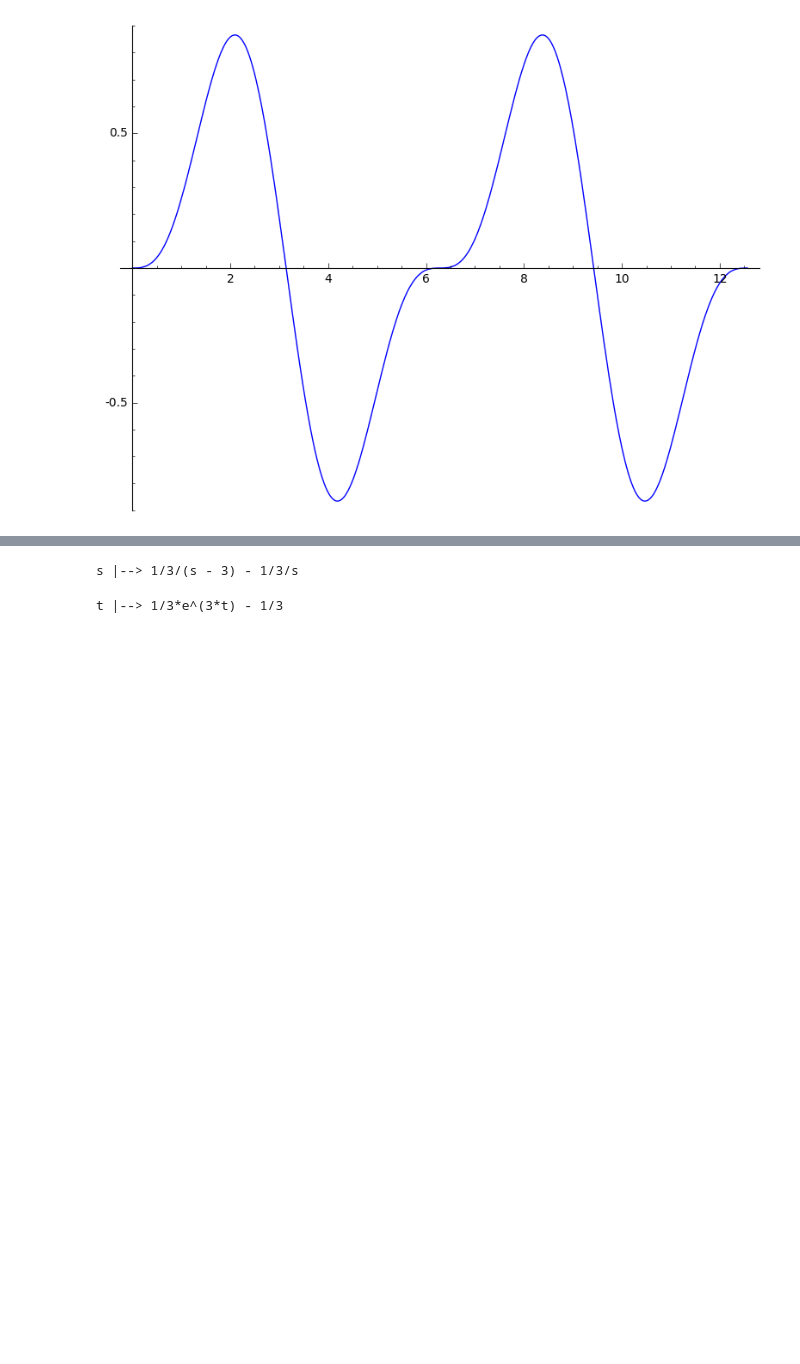
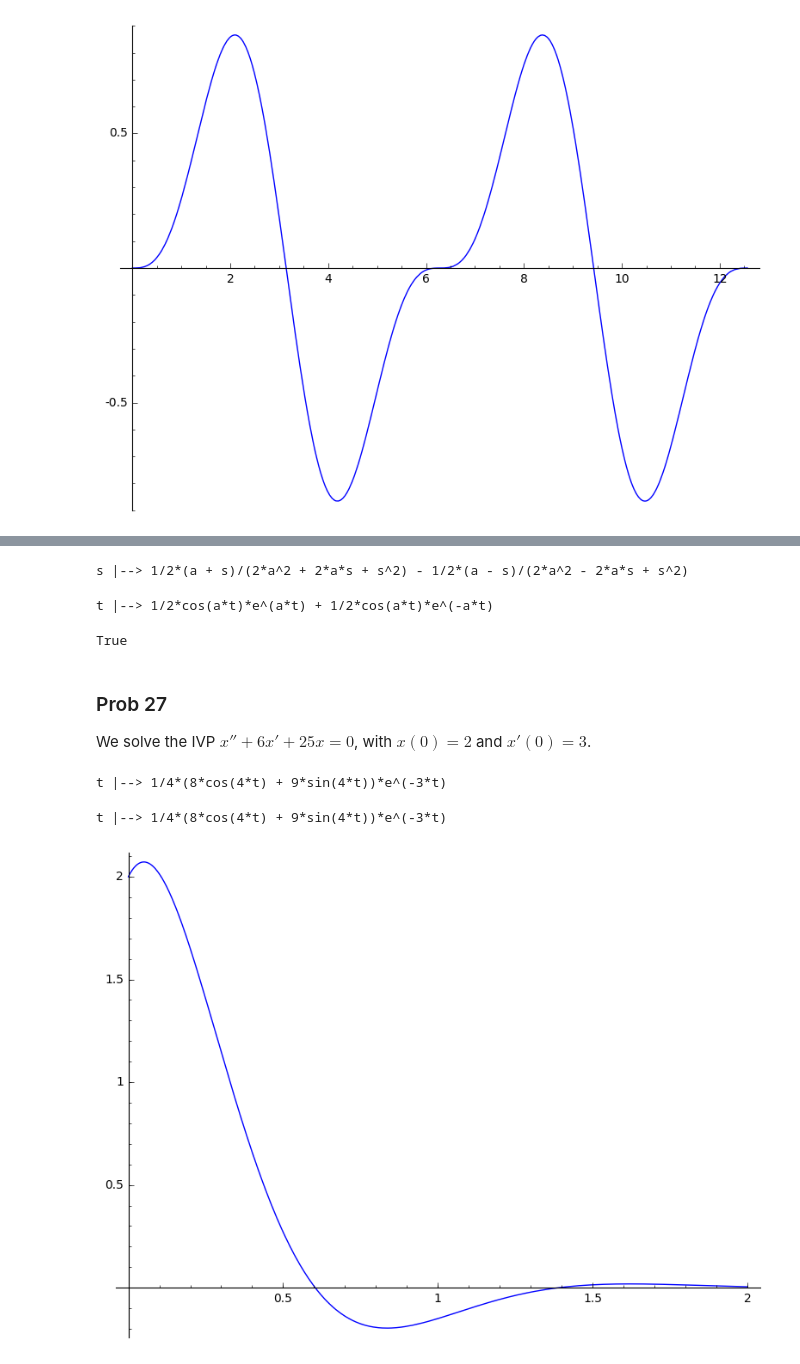
Before and after one commit to coltongrainger/fy18eo, a Jupyter notebook: odes/laplace-transforms.ipynb, the cells around one changed output, grey strips where cells are left out. Saved outputs shown, nothing was run; the diff lists cells and outputs as text; code cells hidden in the pictures; blank space fills up the shorter version.

```diff
--- a/odes/laplace-transforms.ipynb
+++ b/odes/laplace-transforms.ipynb
@@ -256,8 +467,37 @@ t |--> -1/3*sin(2*t) + 2/3*sin(t)
+# %%
+var("a")
+F(s) = s^3/(s^4 + 4*a^4)
+show(F.partial_fraction(s))
+# %% [output]
+s |--> 1/2*(a + s)/(2*a^2 + 2*a*s + s^2) - 1/2*(a - s)/(2*a^2 - 2*a*s + s^2)
 # %%
-F(s) = 1/(s*(s-3))
-show(F.partial_fraction(s))
+assume( a>0 )
 f(t) = inverse_laplace(F, s, t)
 show(f)
 # %% [output]
-s |--> 1/3/(s - 3) - 1/3/s
+t |--> 1/2*cos(a*t)*e^(a*t) + 1/2*cos(a*t)*e^(-a*t)
-t |--> 1/3*e^(3*t) - 1/3
+# %%
+# QED, but we could also
+# check equality at 100 discrete points
+bool([f(i) == cosh(a*i)*cos(a*i) for i in range(100)])
+# %% [output]
+True
+# %% [markdown]
+### Prob 27
+
+We solve the IVP $x'' + 6x' + 25x = 0$, with $x(0) = 2$ and $x'(0) = 3$.
+# %%
+x=function('x')(t)
+x(t) = desolve_laplace(diff(x,t,2) +6*diff(x,t) + 25*x(t) == 0, dvar = x, ics = [0,2,3])
+show(x)
+# %% [output]
+t |--> 1/4*(8*cos(4*t) + 9*sin(4*t))*e^(-3*t)
+# %%
+# equivalently
+X(s) = (2*s + 15)/((s+3)^2 + 16)
+x(t) = inverse_laplace(X(s), s, t)
+show(x)
+plot(x, (t, 0, 2))
+# %% [output]
+t |--> 1/4*(8*cos(4*t) + 9*sin(4*t))*e^(-3*t)
+[figure, added]
```
Also changed, not shown: parts of 38 cells of this notebook.
